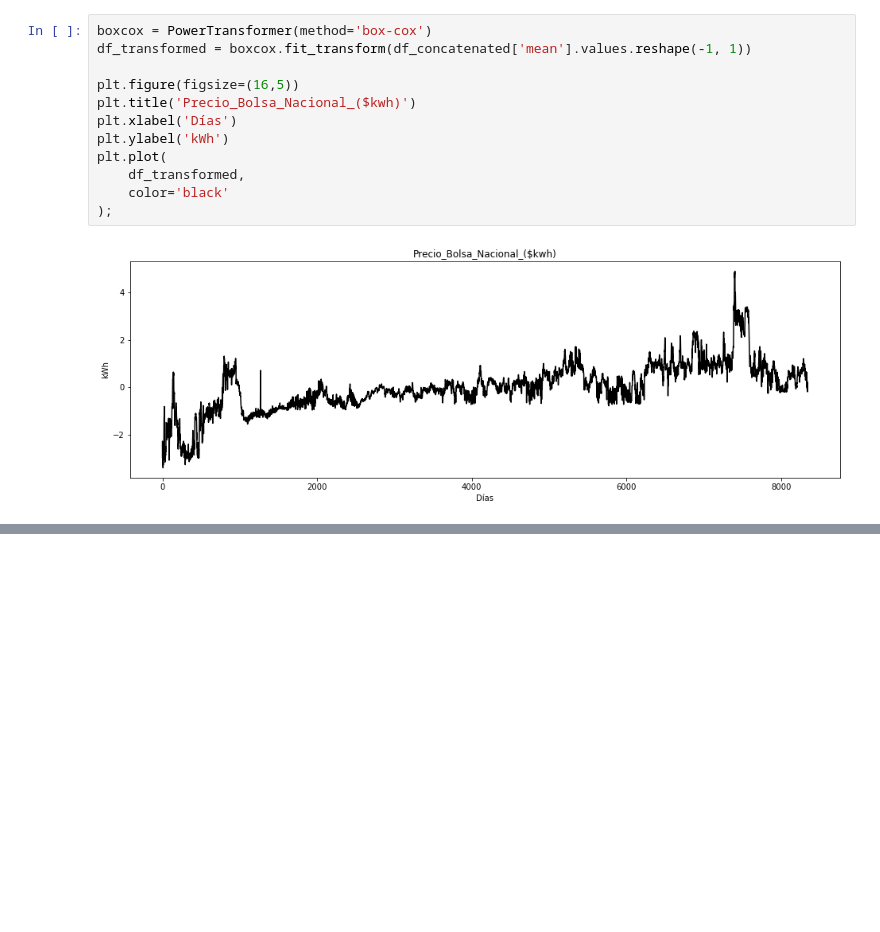
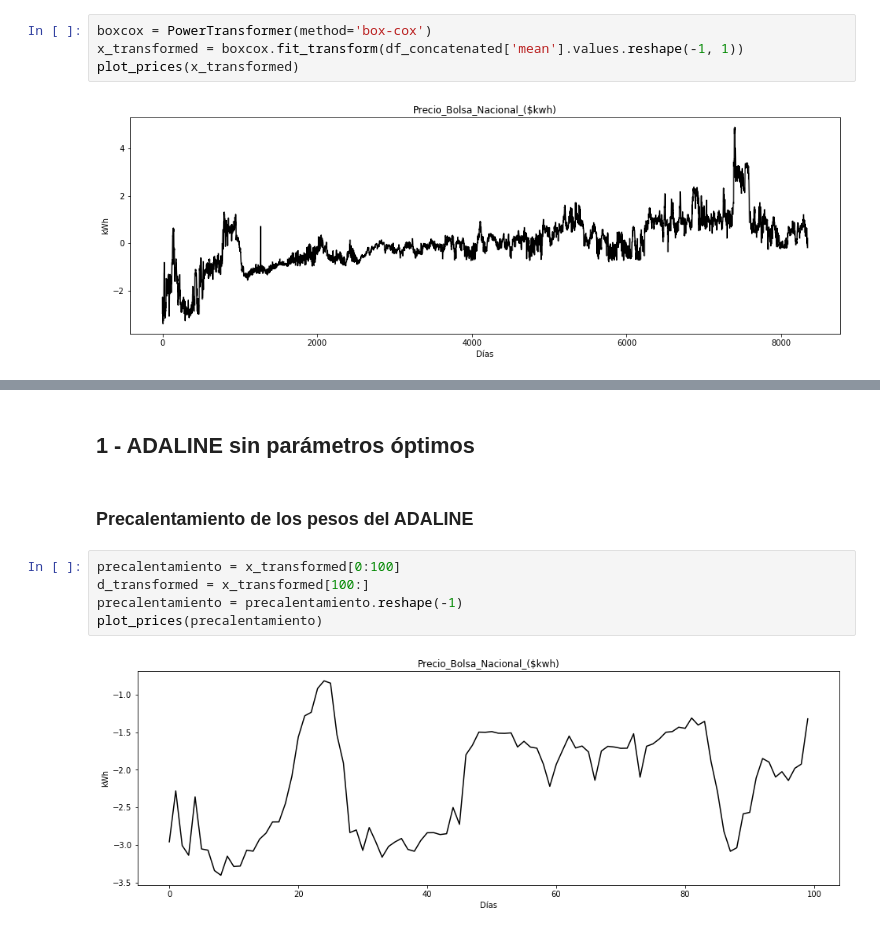
Before and after one commit to ann-2018-03/evaluacion-lfsalazarz, a Jupyter notebook: 01-precios-solucion.ipynb, the cells around one changed output, grey strips where cells are left out. Saved outputs shown, nothing was run; the diff lists cells and outputs as text; blank space fills up the shorter version.

Commit message:
Definición del modelo, entrenamiento y búsqueda de paramétros óptimos

```diff
--- a/01-precios-solucion.ipynb
+++ b/01-precios-solucion.ipynb
@@ -131,15 +137,7 @@ plt.plot(df_concatenated['mean'].values, color='black');
 from sklearn.preprocessing import PowerTransformer
 # %%
 boxcox = PowerTransformer(method='box-cox')
-df_transformed = boxcox.fit_transform(df_concatenated['mean'].values.reshape(-1, 1))
-
-plt.figure(figsize=(16,5))
-plt.title('Precio_Bolsa_Nacional_($kwh)')
-plt.xlabel('Días')
-plt.ylabel('kWh')
-plt.plot(
-    df_transformed,
-    color='black'
-);
+x_transformed = boxcox.fit_transform(df_concatenated['mean'].values.reshape(-1, 1))
+plot_prices(x_transformed)
 # %% [output]
 [figure]
@@ -145,0 +199,11 @@ plt.plot(
+# %% [markdown]
+## 1 - ADALINE sin parámetros óptimos
+# %% [markdown]
+### Precalentamiento de los pesos del ADALINE
+# %%
+precalentamiento = x_transformed[0:100]
+d_transformed = x_transformed[100:]
+precalentamiento = precalentamiento.reshape(-1)
+plot_prices(precalentamiento)
+# %% [output]
+[figure, added]
```
Also changed, not shown: parts of 29 cells of this notebook.
